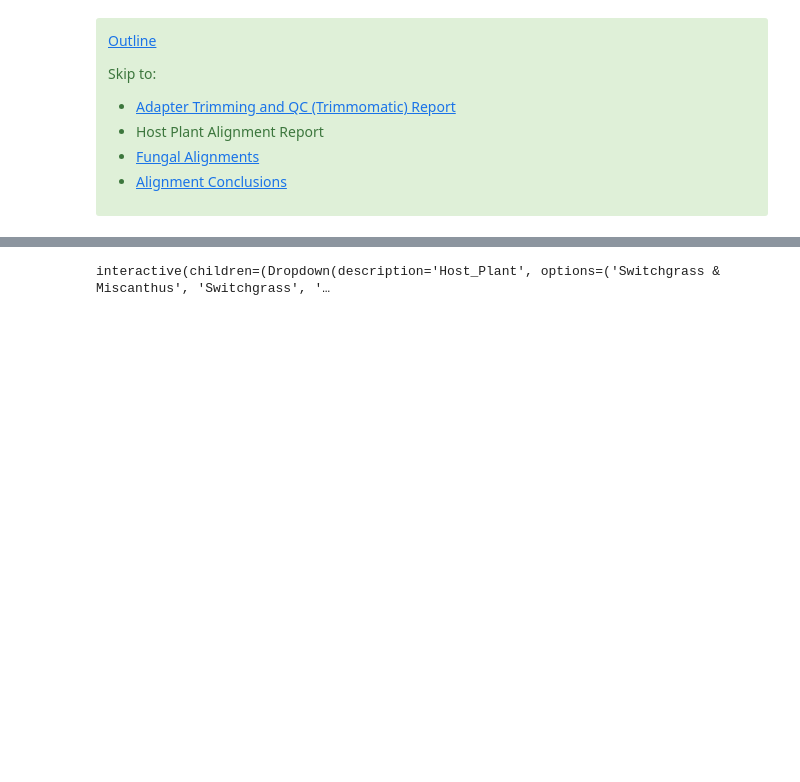
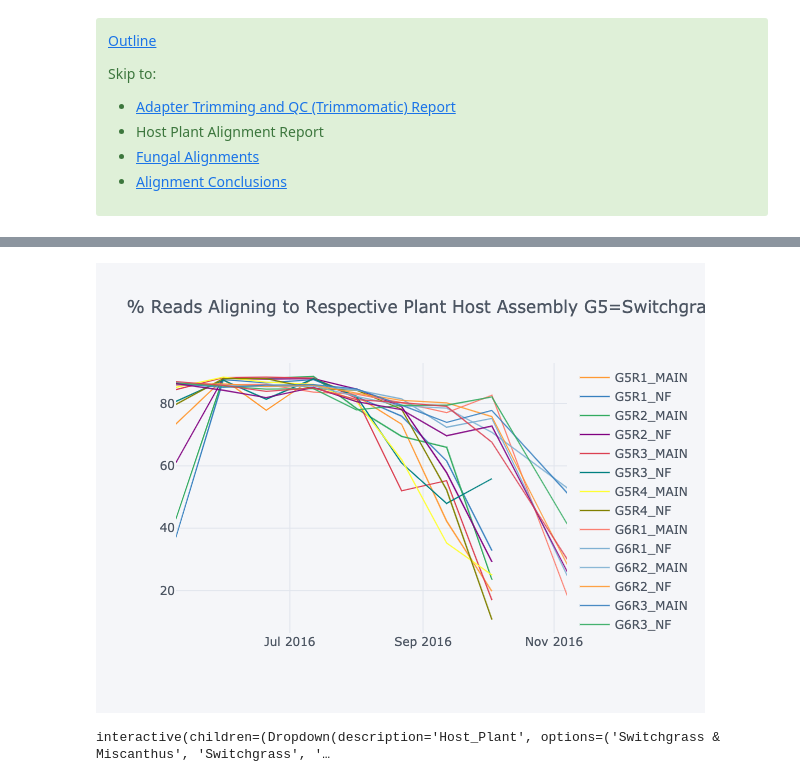
Before and after one commit to skDooley/GLBRC, a Jupyter notebook: GLBRC_Report2.ipynb, the cells around one changed output, grey strips where cells are left out. Cells and saved outputs as stored; diff of their text form; code cells hidden in the pictures; blank space fills up the shorter version.

```diff
--- a/GLBRC_Report2.ipynb
+++ b/GLBRC_Report2.ipynb
@@ -227,3 +228,9 @@ Skip to:
 *  [Alignment Conclusions](#aConc)
 
 </div>
+# %%
+
+import plotly
+plotly.offline.init_notebook_mode()
+metadataG.groupby(['Date','plot_name']).sum()['percPlantAligned'].unstack().iplot(title="% Reads Aligning to Respective Plant Host Assembly G5=Switchgrass G6=Miscanthus");
+# %% [output]
@@ -230,3 +238,4 @@ Skip to:
+[figure, added]
 # %%
 #HIDDEN
 %matplotlib widget
```
Also changed, not shown: parts of 2 cells of this notebook, 1 other file.
